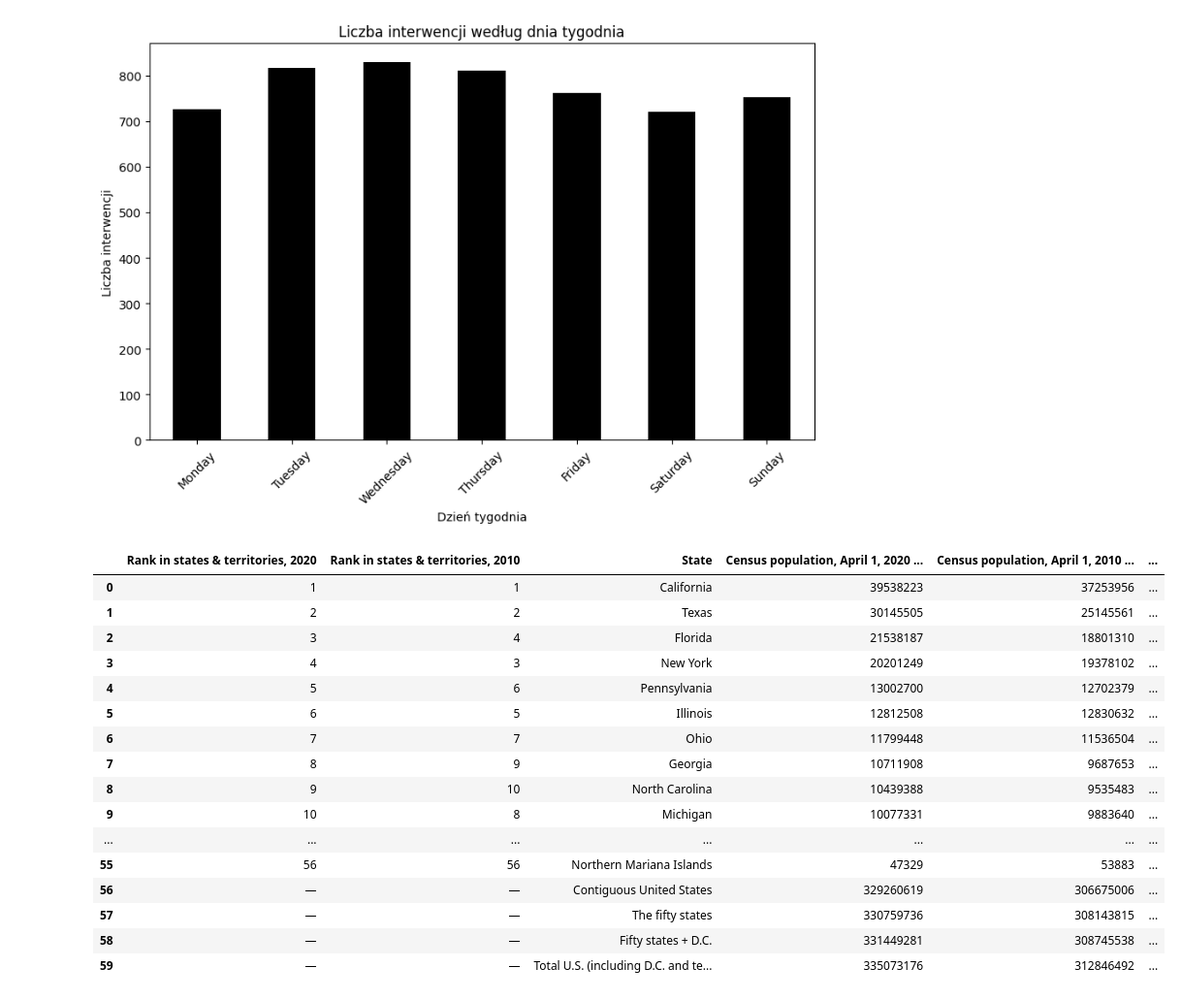
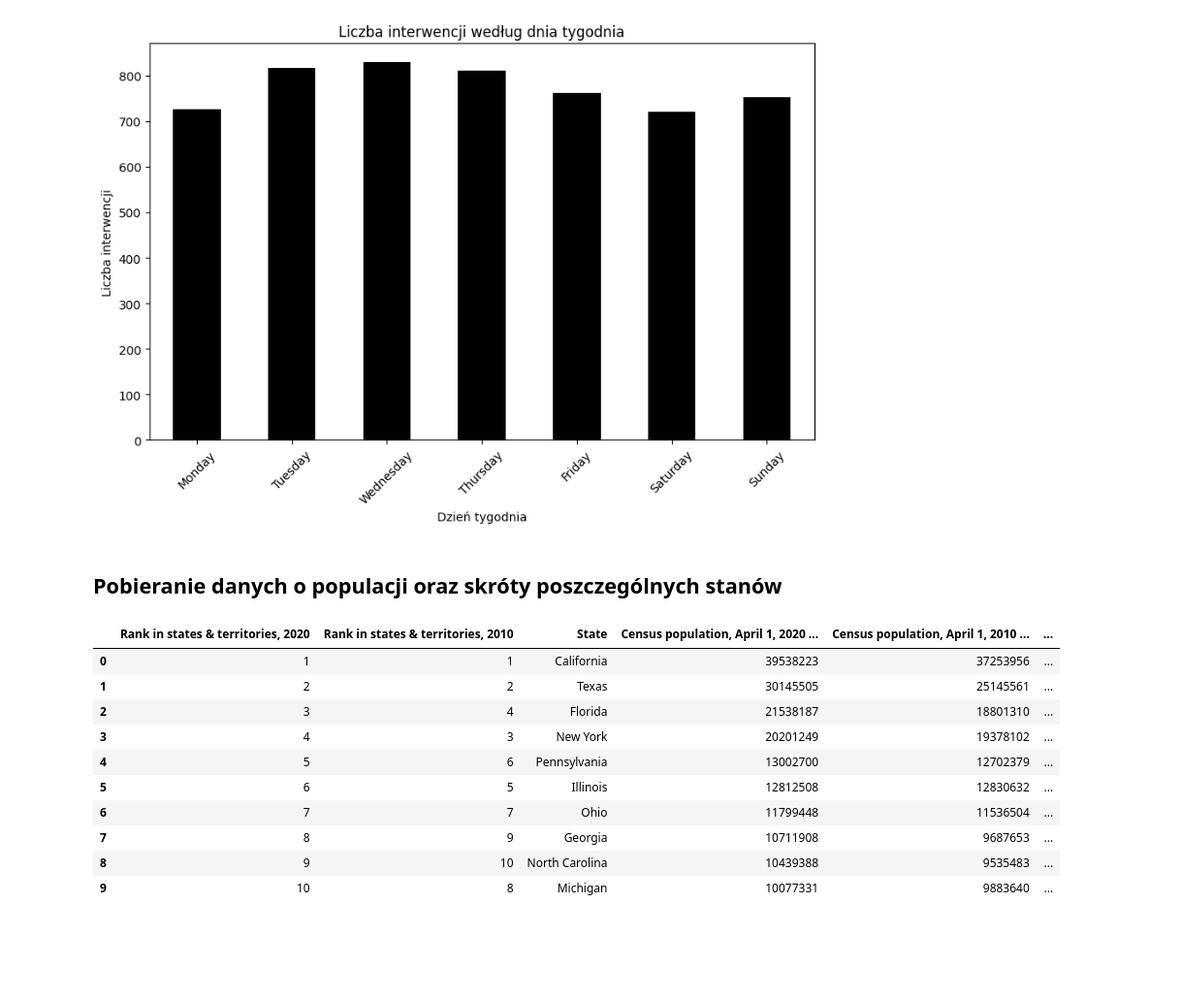
Before and after one commit to konradp-86/kurs, a Jupyter notebook: USA.ipynb, the cells around one changed output. Shown at 97% size. Saved outputs shown, nothing was run; the diff lists cells and outputs as text; code cells hidden in the pictures; blank space fills up the shorter version.

```diff
--- a/USA.ipynb
+++ b/USA.ipynb
@@ -106,29 +114,25 @@ plt.xticks(rotation=45)
 plt.show()
 # %% [output]
 [figure]
+# %% [markdown]
+## Pobieranie danych o populacji oraz skróty poszczególnych stanów
 # %%
 url_populacja = 'https://simple.wikipedia.org/wiki/List_of_U.S._states_by_population'
 # %%
 df_populacja = pd.read_html(url_populacja, header=0)[0]
-df_populacja
+df_populacja.head(10)
 # %% [output]
 |  | Rank in states & territories, 2020 | Rank in states & territories, 2010 | State | Census population, April 1, 2020 ... | Census population, April 1, 2010 ... | ... |
 | 0 | 1 | 1 | California | 39538223 | 37253956 | ... |
 | 1 | 2 | 2 | Texas | 30145505 | 25145561 | ... |
 | 2 | 3 | 4 | Florida | 21538187 | 18801310 | ... |
 | 3 | 4 | 3 | New York | 20201249 | 19378102 | ... |
 | 4 | 5 | 6 | Pennsylvania | 13002700 | 12702379 | ... |
 | 5 | 6 | 5 | Illinois | 12812508 | 12830632 | ... |
 | 6 | 7 | 7 | Ohio | 11799448 | 11536504 | ... |
 | 7 | 8 | 9 | Georgia | 10711908 | 9687653 | ... |
 | 8 | 9 | 10 | North Carolina | 10439388 | 9535483 | ... |
 | 9 | 10 | 8 | Michigan | 10077331 | 9883640 | ... |
-| ... | ... | ... | ... | ... | ... | ... |
-| 55 | 56 | 56 | Northern Mariana Islands | 47329 | 53883 | ... |
-| 56 | — | — | Contiguous United States | 329260619 | 306675006 | ... |
-| 57 | — | — | The fifty states | 330759736 | 308143815 | ... |
-| 58 | — | — | Fifty states + D.C. | 331449281 | 308745538 | ... |
-| 59 | — | — | Total U.S. (including D.C. and te... | 335073176 | 312846492 | ... |
 # %%
 url_skroty = 'https://en.wikipedia.org/wiki/List_of_U.S._state_and_territory_abbreviations'
 # %%
```
Also changed, not shown: parts of 22 cells of this notebook.
